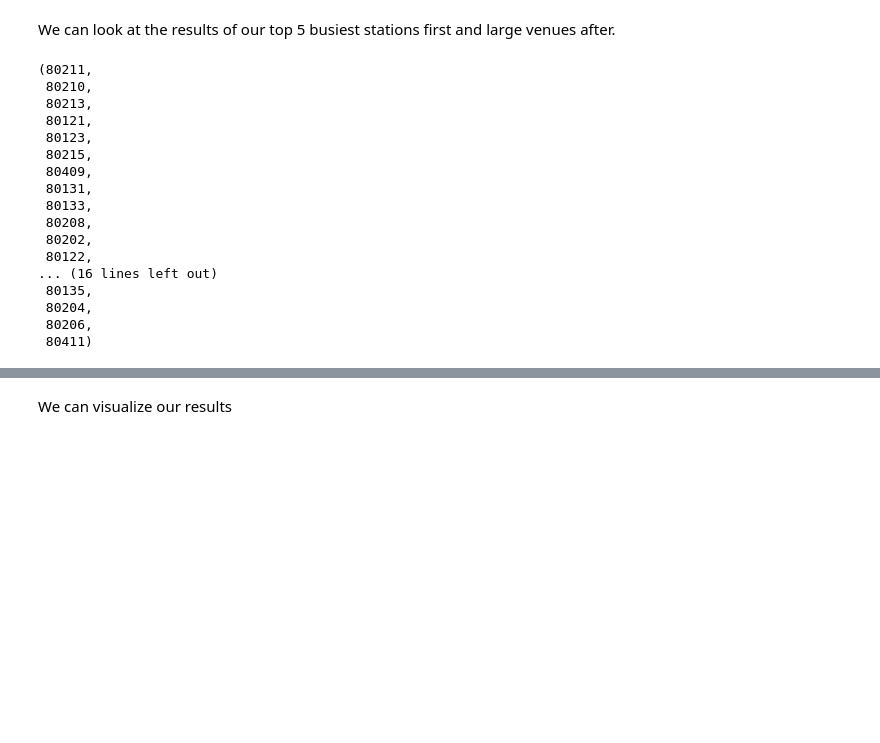
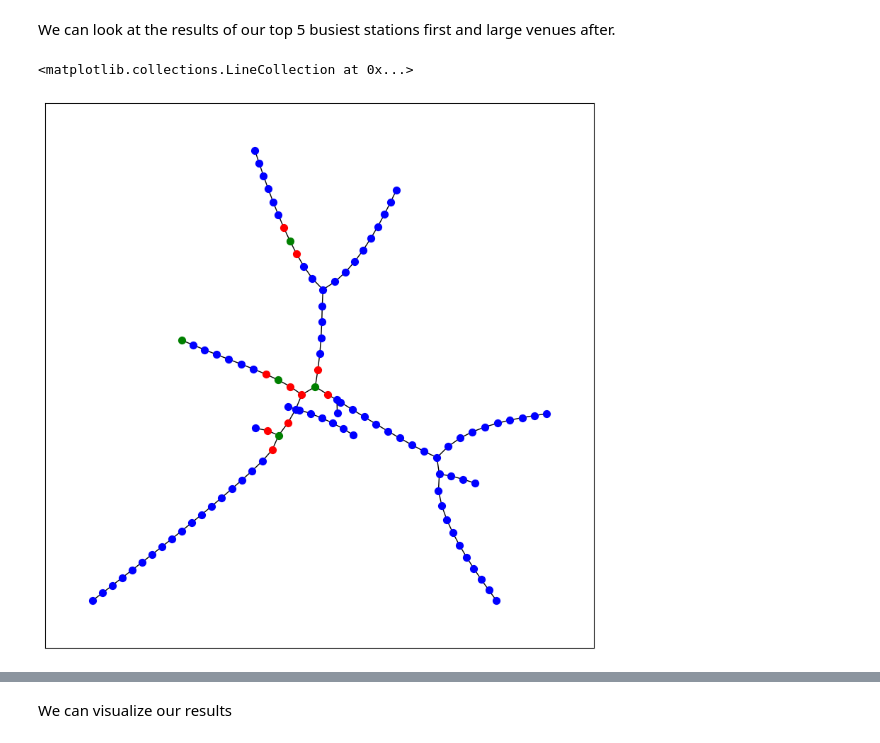
Before and after one commit to sreejeetsreenivasan/PIC16B-Project, a Jupyter notebook: Project_Main/BowenMain.ipynb, the cells around one changed output, grey strips where cells are left out. Cells and saved outputs as stored; diff of their text form; code cells hidden in the pictures; blank space fills up the shorter version.

```diff
--- a/Project_Main/BowenMain.ipynb
+++ b/Project_Main/BowenMain.ipynb
@@ -189,39 +189,40 @@ We can look at the results of our top 5 busiest stations first and large venues
 # %%
 # First for 5 busiest stations
 
 # get f
 f = np.zeros((1,len(NL)))
 busy_station_indices = bpf.station_id_to_index(busy_station_ids, NL)
 for i in busy_station_indices:
     f[0][i[1]] = 1
 
 # Get adjacency matrix
 A_busy = nx.adjacency_matrix(rail_network)
 A_busy = A_busy.toarray()
 
 # epsilon
 epsilon = 0.1
 
 # Calculate
 bpf.get_ranked_stations(bpf.rlp(f, A_busy, epsilon, 3), NL)
+
+
+# We can visualize these results!
+# Get the top 6 stations
+important_stations = list(bpf.get_ranked_stations(bpf.rlp(f, A_busy, epsilon, 3), NL))[:10]
+# The Stations we care about
+busy_station_ids
+# remaining stations
+remaining_nodes = list(set(rail_network.nodes()) - set(important_stations) - set(busy_station_ids))
+
+fig = plt.figure(figsize=(10, 10))
+layout = nx.kamada_kawai_layout(rail_network)
+nx.draw_networkx_nodes(rail_network, layout, nodelist=important_stations, node_color='red', node_size=50)
+nx.draw_networkx_nodes(rail_network, layout, nodelist=busy_station_ids, node_color='green', node_size=50)
+nx.draw_networkx_nodes(rail_network, layout, nodelist=remaining_nodes, node_color='blue', node_size=50)
+nx.draw_networkx_edges(rail_network, layout)
 # %% [output]
-(80211,
- 80210,
- 80213,
- 80121,
- 80123,
- 80215,
- 80409,
- 80131,
- 80133,
- 80208,
- 80202,
- 80122,
-... (16 lines left out)
- 80135,
- 80204,
- 80206,
- 80411)
+<matplotlib.collections.LineCollection at 0x...>
+[figure, added]
 # %%
 # Now for Concert/Stadium Stations
 
```
Also changed, not shown: parts of 2 cells of this notebook, 1 other file.
